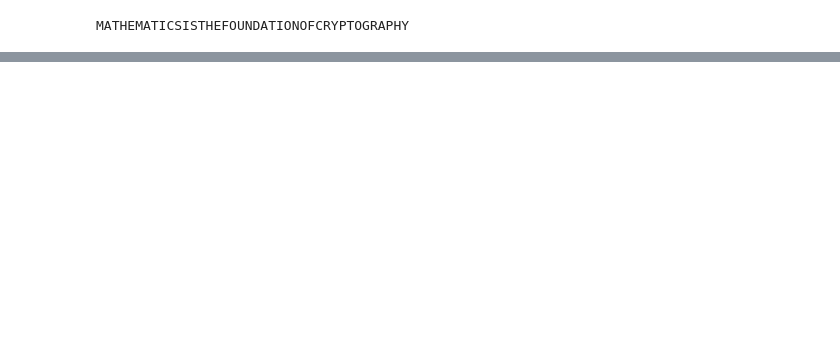
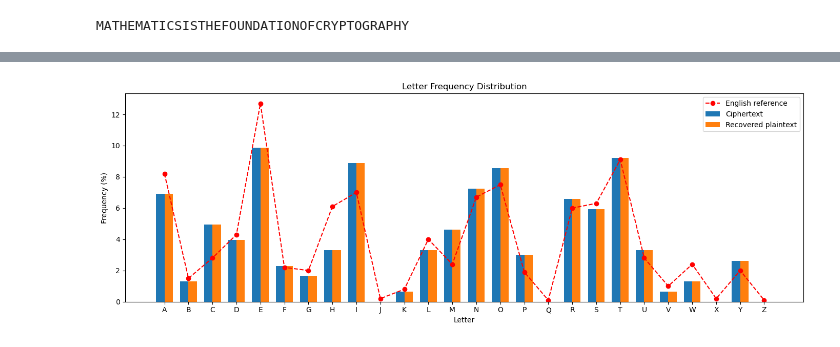
Before and after one commit to AdelinChaushev/Softuni_Math_For_Developers_Course_Project, a Jupyter notebook: ModernCryptography.ipynb, the cells around one changed output, grey strips where cells are left out. Saved outputs shown, nothing was run; the diff lists cells and outputs as text; code cells hidden in the pictures; blank space fills up the shorter version.

```diff
--- a/ModernCryptography.ipynb
+++ b/ModernCryptography.ipynb
@@ -715,0 +767,26 @@ MATHEMATICSISTHEFOUNDATIONOFCRYPTOGRAPHYANDITSAPPLICATIONSAREEVERYWHEREINMODERNL
+# %%
+def LetterFrequencyDistribution(enc,dec):
+    enc_chars = (np.frombuffer(enc.upper().encode(), dtype=np.uint8) - ord('A')).astype(int)
+    dec_chars = (np.frombuffer(dec.upper().encode(), dtype=np.uint8) - ord('A')).astype(int)
+    enc_chars = enc_chars[enc_chars <= 25]
+    dec_chars = dec_chars[dec_chars <= 25]
+    enc_freq = np.bincount(enc_chars, minlength=26) / len(enc_chars) * 100
+    dec_freq = np.bincount(dec_chars, minlength=26) / len(dec_chars) * 100
+    x = np.arange(26)
+    width = 0.35
+    fig, ax = plt.subplots(figsize=(14, 5))
+    ax.bar(x - width/2, enc_freq, width, label="Ciphertext")
+    ax.bar(x + width/2, dec_freq, width, label="Recovered plaintext")
+    ax.set_xlabel("Letter")
+    ax.set_ylabel("Frequency (%)")
+    ax.plot(x, english_freq, marker='o', linestyle='--', color='red', label="English reference")
+    ax.set_xticks(x)
+    ax.set_title("Letter Frequency Distribution")
+    ax.legend()
+    ax.set_xticklabels([chr(i + ord('A')) for i in range(26)])
+    plt.tight_layout()
+    plt.show()
+# %%
+LetterFrequencyDistribution(vigenere_demo,dec)
+# %% [output]
+[figure, added]
```
Also changed, not shown: parts of 9 cells of this notebook.
